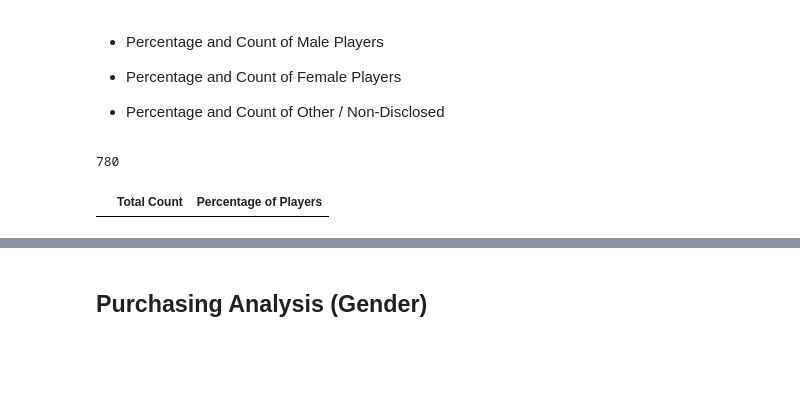
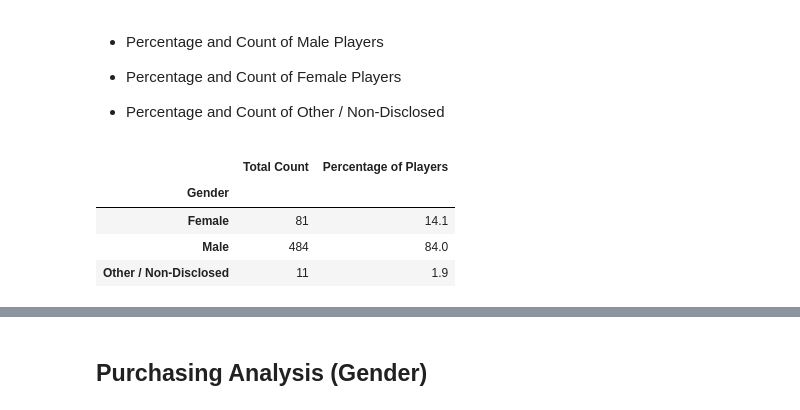
Before and after one commit to OpheliaH901/pandas-challenge, a Jupyter notebook: HeroesOfPymoli/HeroesOfPymoli_starter.ipynb, the cells around one changed output, grey strips where cells are left out. Drawn from its saved outputs; the diff is of its cells as text; code cells hidden in the pictures; blank space fills up the shorter version.

Commit message:
Gen dataframe added

```diff
--- a/HeroesOfPymoli/HeroesOfPymoli_starter.ipynb
+++ b/HeroesOfPymoli/HeroesOfPymoli_starter.ipynb
@@ -93,19 +93,32 @@ pd.DataFrame({
 
 
 * Percentage and Count of Other / Non-Disclosed
-# %%
-#convert the array to a set. sets arent allowed to include duplicates
-#groupiing
-GenderTotal = len(list(Purchase_df["Gender"].values))
-GenderTotal
-# %% [output]
-780
+# %%
+#pass a subset of dataframe that will be useful for gender and purchase analysis
+
+Sub_Gender = Purchase_df[["Gender", "SN", "Price", "Purchase ID"]].copy()
+Sub_Gender
+
+#groupiing - Gender
+Group_Gender = Sub_Gender.groupby('Gender')
+
+##setting my values to place in dataframe; functions
+Group_Total = Group_Gender["SN"].nunique()
+Group_Percent = round(Group_Gender["SN"].nunique()/total_players * 100, 1)
 # %%
-#reference
+#reference the calc to create df.
 
-pd.DataFrame({
-    "Total Count":[],
-    "Percentage of Players":[],
+Gender_Summary = pd.DataFrame({
+    "Total Count":Group_Total,
+    "Percentage of Players":Group_Percent,
    })
+Gender_Summary
+
+#sorting by total count
+Gender_Summary = Gender_Summary.sort.values
 # %% [output]
 |  | Total Count | Percentage of Players |
+| Gender |  |  |
+| Female | 81 | 14.1 |
+| Male | 484 | 84.0 |
+| Other / Non-Disclosed | 11 | 1.9 |
```
Also changed, not shown: parts of 2 cells of this notebook.
